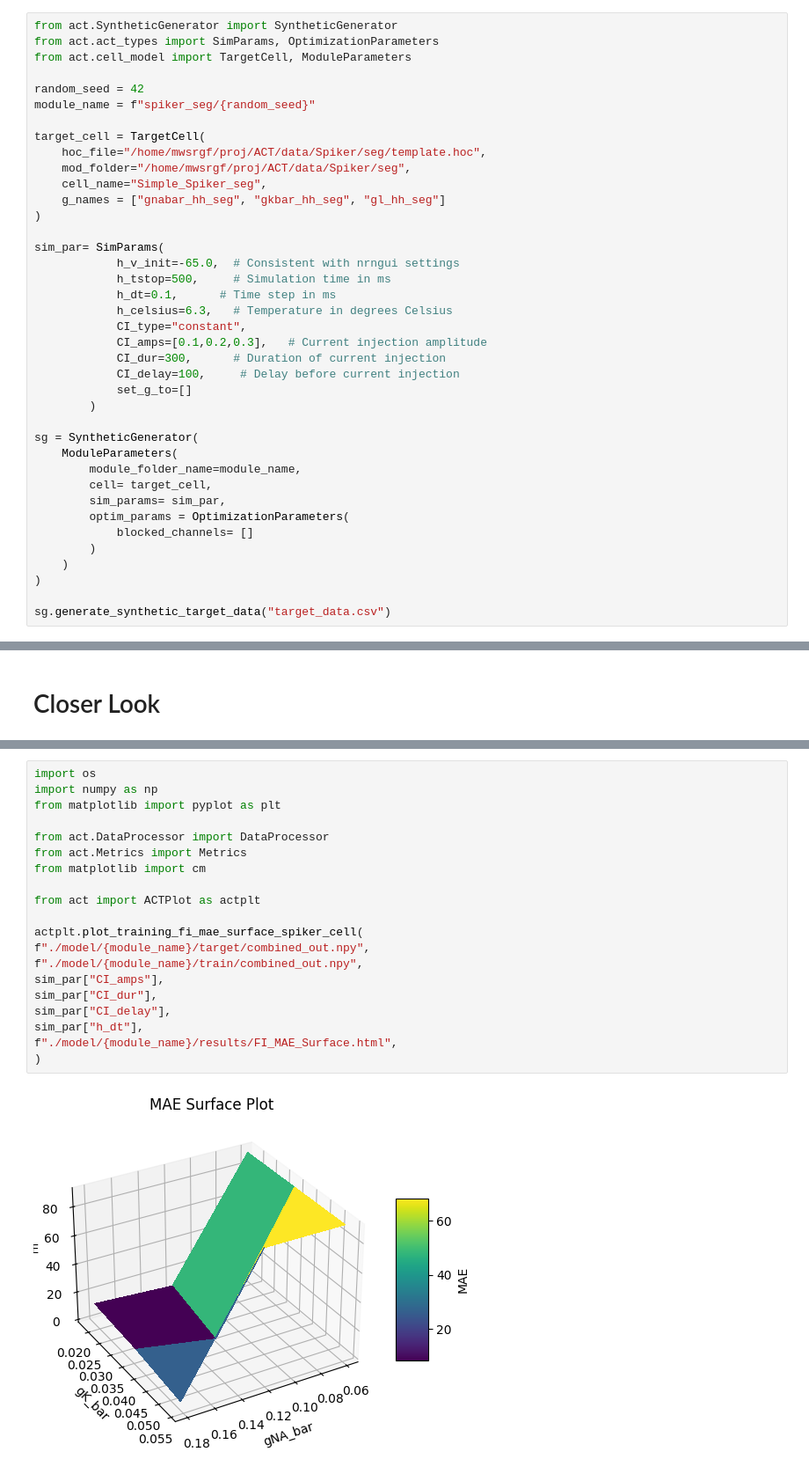
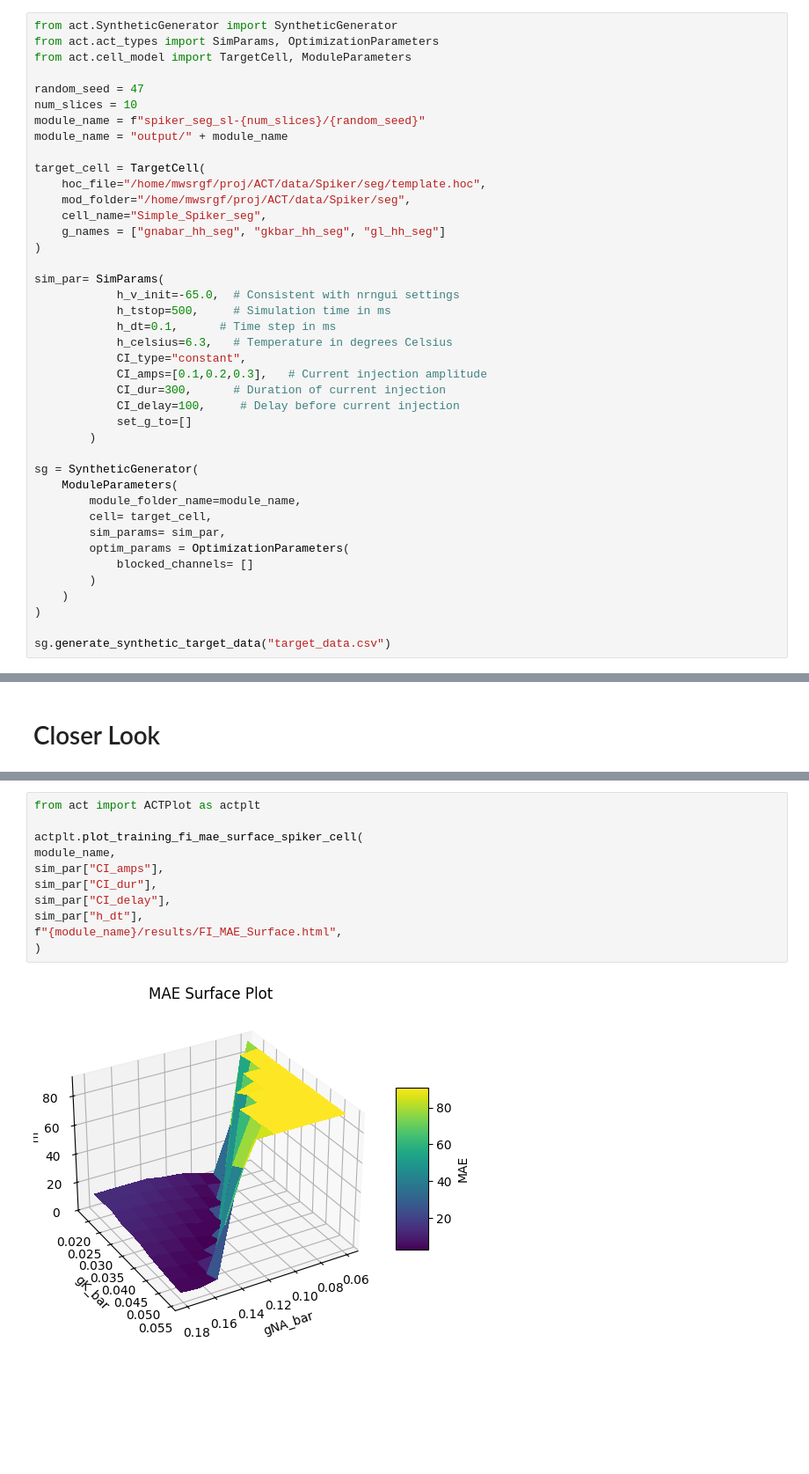
Before and after one commit to V-Marco/ACT, a Jupyter notebook: spiker_seg.ipynb, the cells around one changed output, grey strips where cells are left out. Shown at 88% size. Cells and saved outputs as stored; diff of their text form; blank space fills up the shorter version.

```diff
--- a/spiker_seg.ipynb
+++ b/spiker_seg.ipynb
@@ -5,8 +5,10 @@ from act.SyntheticGenerator import SyntheticGenerator
 from act.act_types import SimParams, OptimizationParameters
 from act.cell_model import TargetCell, ModuleParameters
 
-random_seed = 42
-module_name = f"spiker_seg/{random_seed}"
+random_seed = 47
+num_slices = 10
+module_name = f"spiker_seg_sl-{num_slices}/{random_seed}"
+module_name = "output/" + module_name
 
 target_cell = TargetCell(
     hoc_file="/home/mwsrgf/proj/ACT/data/Spiker/seg/template.hoc",
@@ -251,25 +202,16 @@ print(target_frequencies)
 # %%
-import os
-import numpy as np
-from matplotlib import pyplot as plt
-
-from act.DataProcessor import DataProcessor
-from act.Metrics import Metrics
-from matplotlib import cm
-
 from act import ACTPlot as actplt
 
 actplt.plot_training_fi_mae_surface_spiker_cell(
-f"./model/{module_name}/target/combined_out.npy",
-f"./model/{module_name}/train/combined_out.npy",
+module_name,
 sim_par["CI_amps"],
 sim_par["CI_dur"],
 sim_par["CI_delay"],
 sim_par["h_dt"],
-f"./model/{module_name}/results/FI_MAE_Surface.html",
+f"{module_name}/results/FI_MAE_Surface.html",
 )
 # %% [output]
-[figure, old version]
+[figure, new version]
 # %%
 from act import ACTPlot as actplt
 
```
Also changed, not shown: parts of 16 cells of this notebook, 7 other files.
